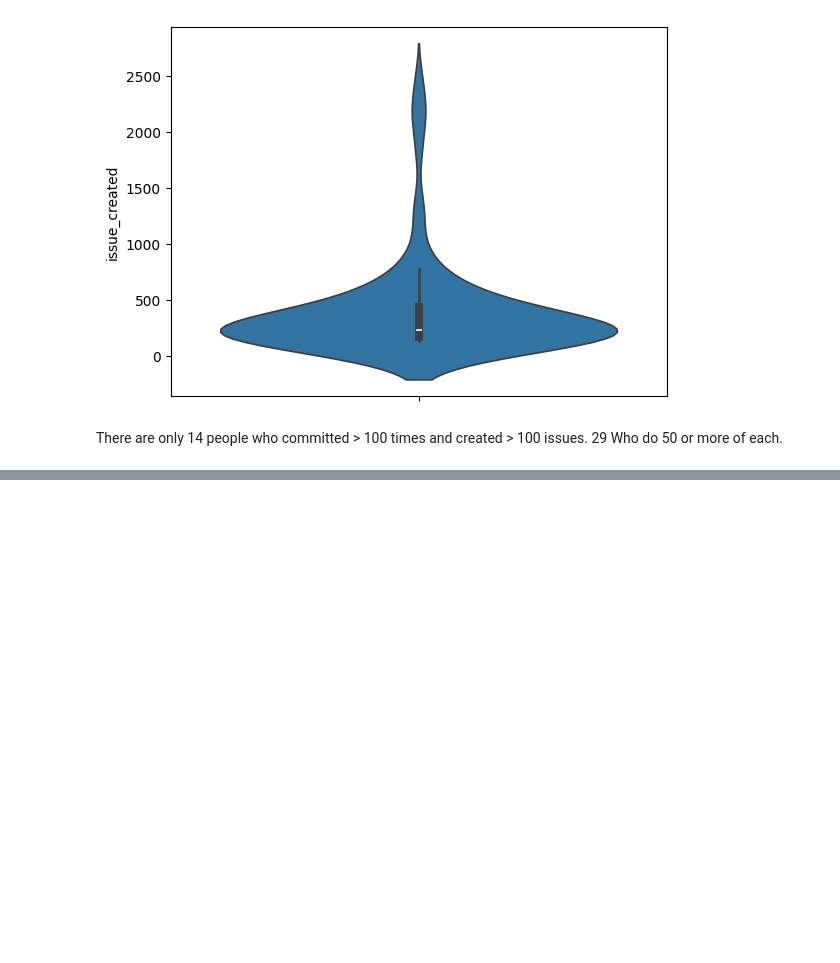
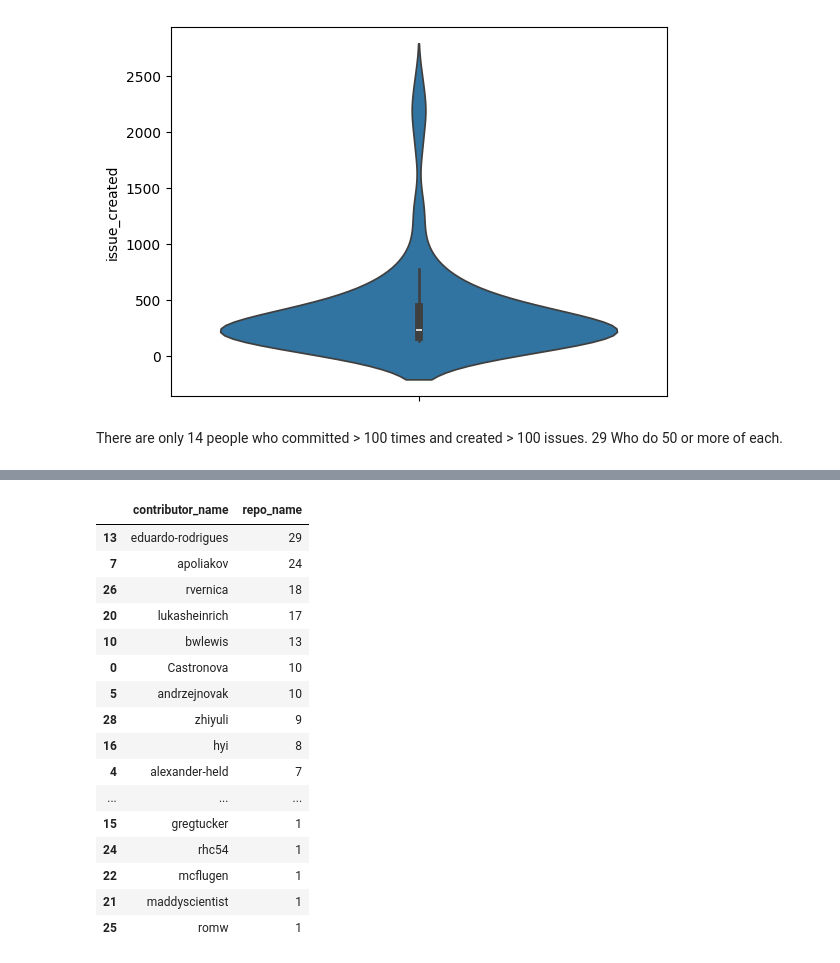
Before and after one commit to AchyDaMan/i320d_transition_augur, a Jupyter notebook: achintya_analysis.ipynb, the cells around one changed output, grey strips where cells are left out. Cells and saved outputs as stored; diff of their text form; code cells hidden in the pictures; blank space fills up the shorter version.

```diff
--- a/achintya_analysis.ipynb
+++ b/achintya_analysis.ipynb
@@ -222,3 +251,6 @@ There are only 14 people who committed > 100 times and created > 100 issues. 29
 top_contributors.reset_index(inplace=True)
 # %%
 names = top_contributors['contributor_name'].to_list()
+# %%
+all_repos_per_person = comb_df[comb_df['contributor_name'].isin(names)]
+all_repos_per_person.head()
@@ -224,0 +264,22 @@ names = top_contributors['contributor_name'].to_list()
+# %%
+all_repos_per_person = all_repos_per_person.groupby("contributor_name")["repo_name"].nunique().reset_index()
+# %%
+all_repos_per_person.sort_values(by='repo_name', ascending=False)
+# %% [output]
+|  | contributor_name | repo_name |
+| 13 | eduardo-rodrigues | 29 |
+| 7 | apoliakov | 24 |
+| 26 | rvernica | 18 |
+| 20 | lukasheinrich | 17 |
+| 10 | bwlewis | 13 |
+| 0 | Castronova | 10 |
+| 5 | andrzejnovak | 10 |
+| 28 | zhiyuli | 9 |
+| 16 | hyi | 8 |
+| 4 | alexander-held | 7 |
+| ... | ... | ... |
+| 15 | gregtucker | 1 |
+| 24 | rhc54 | 1 |
+| 22 | mcflugen | 1 |
+| 21 | maddyscientist | 1 |
+| 25 | romw | 1 |
```
Also changed, not shown: parts of 7 cells of this notebook.
